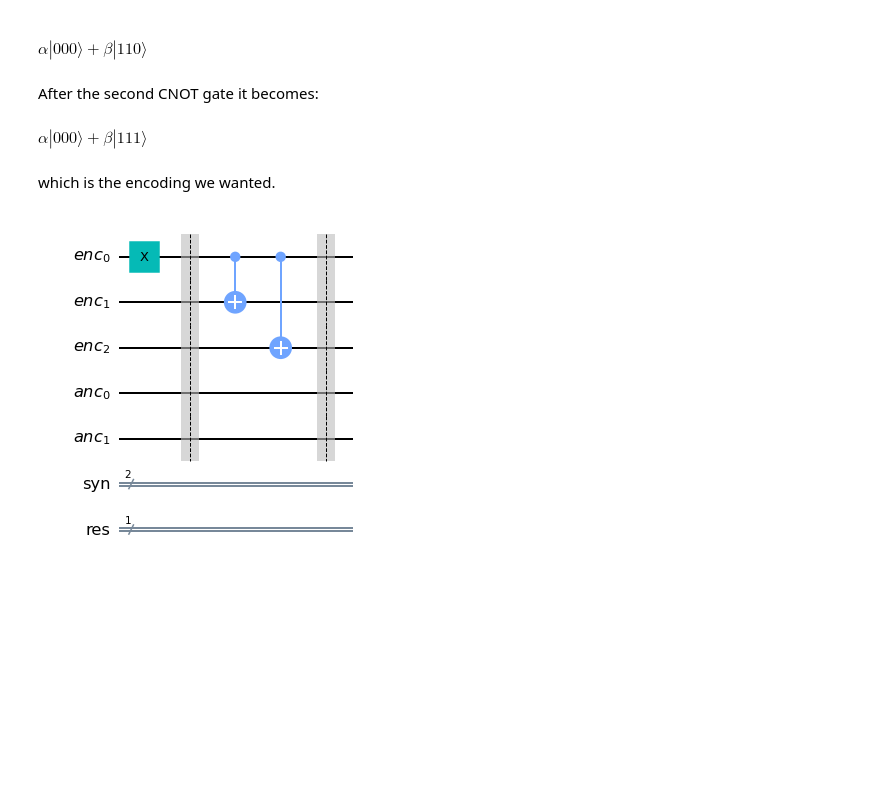
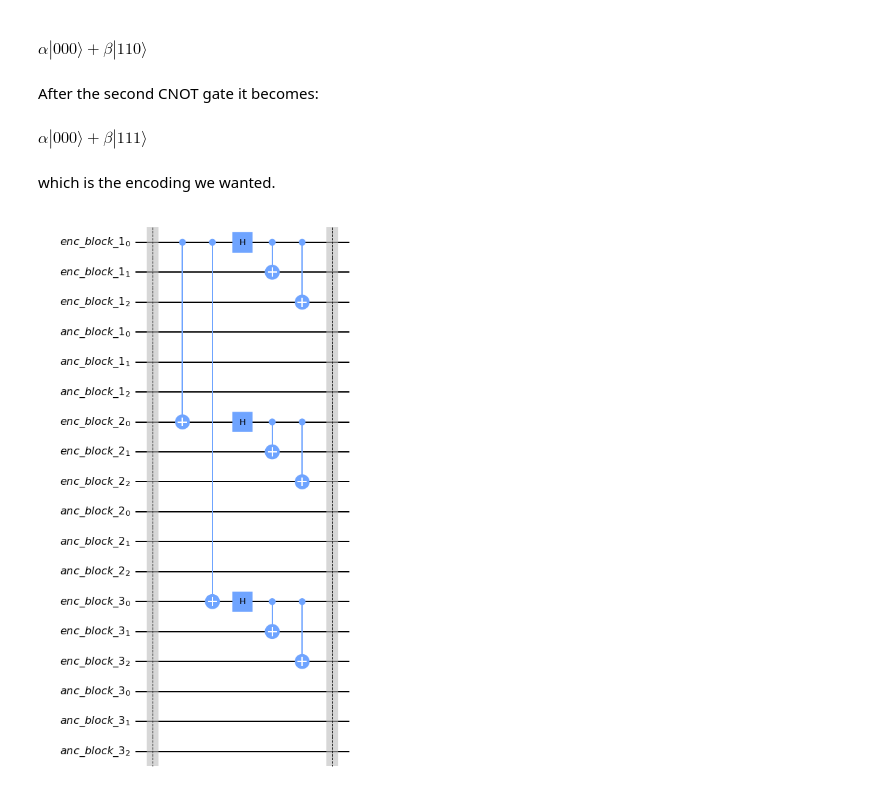
Before and after one commit to DiegoArcelli/Quantum-Error-Correction-Report, a Jupyter notebook: code/bit_phase_flip_error_correction.ipynb, the cells around one changed output. Cells and saved outputs as stored; diff of their text form; code cells hidden in the pictures; blank space fills up the shorter version.

```diff
--- a/code/bit_phase_flip_error_correction.ipynb
+++ b/code/bit_phase_flip_error_correction.ipynb
@@ -21,10 +21,10 @@ For the circuit we need three qubits for the econding and two auxiliary qubits t
 # %%
 q_enc_b1 = QuantumRegister(3, "enc_block_1")
 q_anc_b1 = QuantumRegister(3, "anc_block_1")
-q_enc_b2 = QuantumRegister(3, "enc_block_1")
-q_anc_b2 = QuantumRegister(3, "anc")
-q_enc_b3 = QuantumRegister(3, "enc")
-q_anc_b3 = QuantumRegister(3, "anc")
+q_enc_b2 = QuantumRegister(3, "enc_block_2")
+q_anc_b2 = QuantumRegister(3, "anc_block_2")
+q_enc_b3 = QuantumRegister(3, "enc_block_3")
+q_anc_b3 = QuantumRegister(3, "anc_block_3")
 
 qc = QuantumCircuit()
 
@@ -49,11 +49,26 @@ $\alpha|000\rangle + \beta|111\rangle$
 <br><br>
 which is the encoding we wanted.
 # %%
-qc.cx(qe[0], qe[1])
-qc.cx(qe[0], qe[2])
+# we apply the phase flip encoding using the first qubit of each block
+qc.cx(q_enc_b1[0], q_enc_b2[0])
+qc.cx(q_enc_b1[0], q_enc_b3[0])
+qc.h(q_enc_b1[0])
+qc.h(q_enc_b2[0])
+qc.h(q_enc_b3[0])
+
+# we apply the bit flip encoding to the thee qubit of each block
+qc.cx(q_enc_b1[0], q_enc_b1[1])
+qc.cx(q_enc_b1[0], q_enc_b1[2])
+
+qc.cx(q_enc_b2[0], q_enc_b2[1])
+qc.cx(q_enc_b2[0], q_enc_b2[2])
+
+qc.cx(q_enc_b3[0], q_enc_b3[1])
+qc.cx(q_enc_b3[0], q_enc_b3[2])
+
 
 qc.barrier()
 
 qc.draw(output="mpl")
 # %% [output]
-[figure, old version]
+[figure, new version]
```
Also changed, not shown: parts of 1 cell of this notebook, 3 other files.
